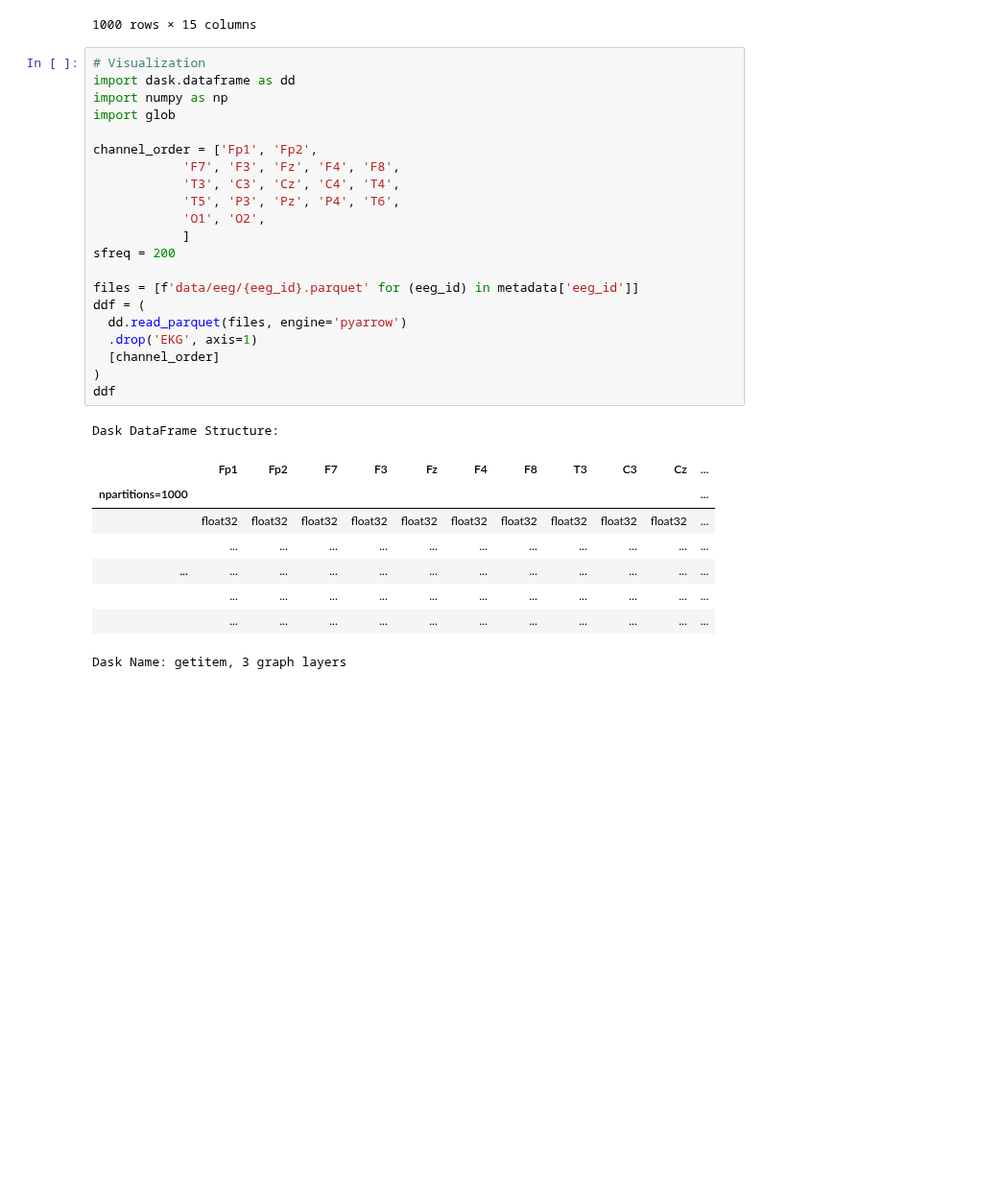
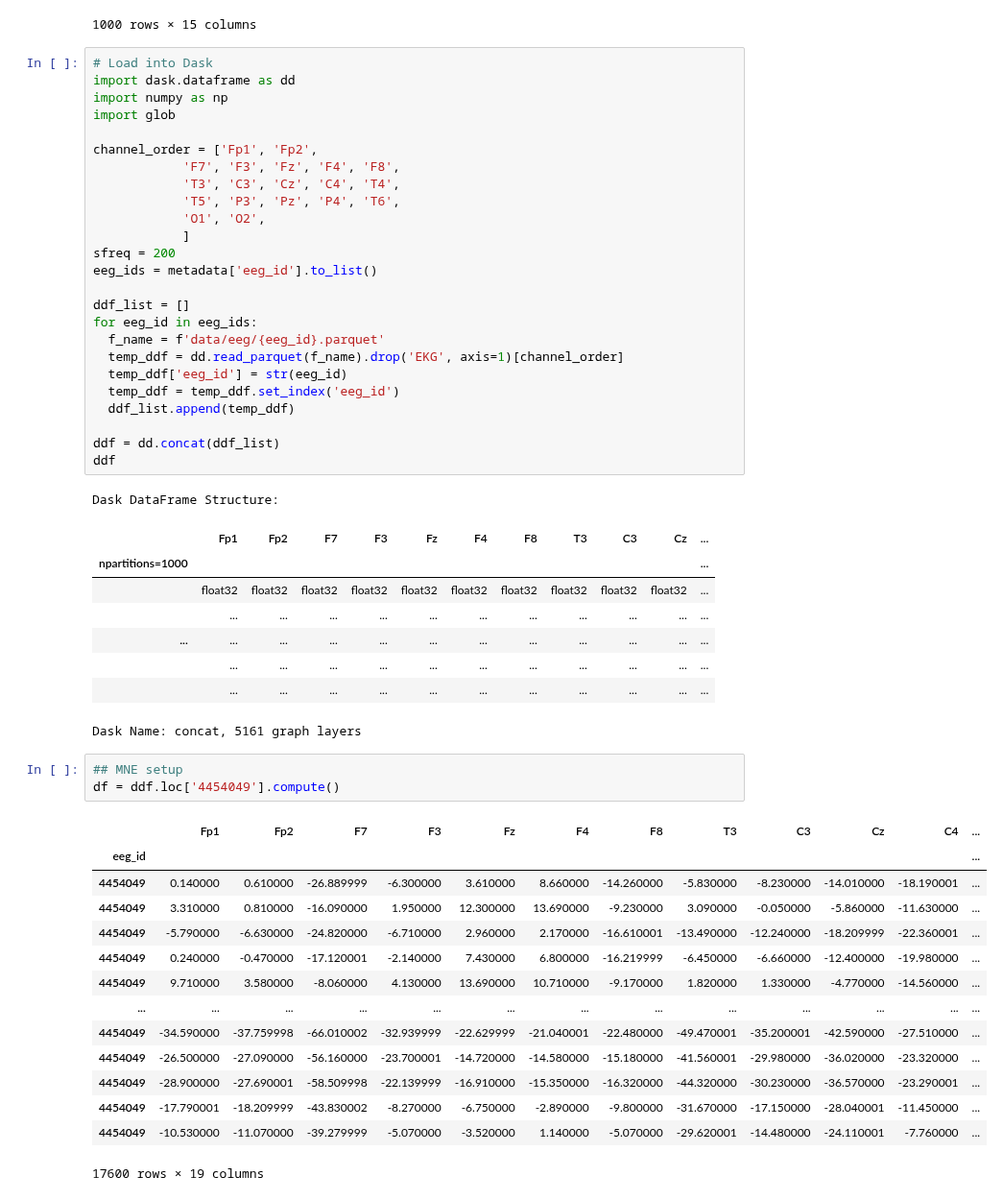
Before and after one commit to sfu-cmpt340/2024_1_project_11, a Jupyter notebook: hms.ipynb, the cells around one changed output. Shown at 96% size. Drawn from its saved outputs; the diff is of its cells as text; blank space fills up the shorter version.

```diff
--- a/hms.ipynb
+++ b/hms.ipynb
@@ -39,7 +39,7 @@ metadata
 | 999 | 735834491 | 0 | 0.0 | 764146759 | 533 | 10026.0 | ... |
 1000 rows × 15 columns
 # %%
-# Visualization
+# Load into Dask
 import dask.dataframe as dd
 import numpy as np
 import glob
@@ -51,13 +51,17 @@ channel_order = ['Fp1', 'Fp2',
             'O1', 'O2',
             ]
 sfreq = 200
+eeg_ids = metadata['eeg_id'].to_list()
 
-files = [f'data/eeg/{eeg_id}.parquet' for (eeg_id) in metadata['eeg_id']]
-ddf = (
-  dd.read_parquet(files, engine='pyarrow')
-  .drop('EKG', axis=1)
-  [channel_order]
-)
+ddf_list = []
+for eeg_id in eeg_ids:
+  f_name = f'data/eeg/{eeg_id}.parquet'
+  temp_ddf = dd.read_parquet(f_name).drop('EKG', axis=1)[channel_order]
+  temp_ddf['eeg_id'] = str(eeg_id)
+  temp_ddf = temp_ddf.set_index('eeg_id')
+  ddf_list.append(temp_ddf)
+
+ddf = dd.concat(ddf_list)
 ddf
 # %% [output]
 Dask DataFrame Structure:
@@ -68,5 +72,23 @@ Dask DataFrame Structure:
 | ... | ... | ... | ... | ... | ... | ... | ... | ... | ... | ... | ... |
 |  | ... | ... | ... | ... | ... | ... | ... | ... | ... | ... | ... |
 |  | ... | ... | ... | ... | ... | ... | ... | ... | ... | ... | ... |
-Dask Name: getitem, 3 graph layers
+Dask Name: concat, 5161 graph layers
+# %%
+## MNE setup
+df = ddf.loc['4454049'].compute()
+# %% [output]
+|  | Fp1 | Fp2 | F7 | F3 | Fz | F4 | F8 | T3 | C3 | Cz | C4 | ... |
+| eeg_id |  |  |  |  |  |  |  |  |  |  |  | ... |
+| 4454049 | 0.140000 | 0.610000 | -26.889999 | -6.300000 | 3.610000 | 8.660000 | -14.260000 | -5.830000 | -8.230000 | -14.010000 | -18.190001 | ... |
+| 4454049 | 3.310000 | 0.810000 | -16.090000 | 1.950000 | 12.300000 | 13.690000 | -9.230000 | 3.090000 | -0.050000 | -5.860000 | -11.630000 | ... |
+| 4454049 | -5.790000 | -6.630000 | -24.820000 | -6.710000 | 2.960000 | 2.170000 | -16.610001 | -13.490000 | -12.240000 | -18.209999 | -22.360001 | ... |
+| 4454049 | 0.240000 | -0.470000 | -17.120001 | -2.140000 | 7.430000 | 6.800000 | -16.219999 | -6.450000 | -6.660000 | -12.400000 | -19.980000 | ... |
+| 4454049 | 9.710000 | 3.580000 | -8.060000 | 4.130000 | 13.690000 | 10.710000 | -9.170000 | 1.820000 | 1.330000 | -4.770000 | -14.560000 | ... |
+| ... | ... | ... | ... | ... | ... | ... | ... | ... | ... | ... | ... | ... |
+| 4454049 | -34.590000 | -37.759998 | -66.010002 | -32.939999 | -22.629999 | -21.040001 | -22.480000 | -49.470001 | -35.200001 | -42.590000 | -27.510000 | ... |
+| 4454049 | -26.500000 | -27.090000 | -56.160000 | -23.700001 | -14.720000 | -14.580000 | -15.180000 | -41.560001 | -29.980000 | -36.020000 | -23.320000 | ... |
+| 4454049 | -28.900000 | -27.690001 | -58.509998 | -22.139999 | -16.910000 | -15.350000 | -16.320000 | -44.320000 | -30.230000 | -36.570000 | -23.290001 | ... |
+| 4454049 | -17.790001 | -18.209999 | -43.830002 | -8.270000 | -6.750000 | -2.890000 | -9.800000 | -31.670000 | -17.150000 | -28.040001 | -11.450000 | ... |
+| 4454049 | -10.530000 | -11.070000 | -39.279999 | -5.070000 | -3.520000 | 1.140000 | -5.070000 | -29.620001 | -14.480000 | -24.110001 | -7.760000 | ... |
+17600 rows × 19 columns
 # %%
```
Also changed, not shown: parts of 1 cell of this notebook, 2 other files.
